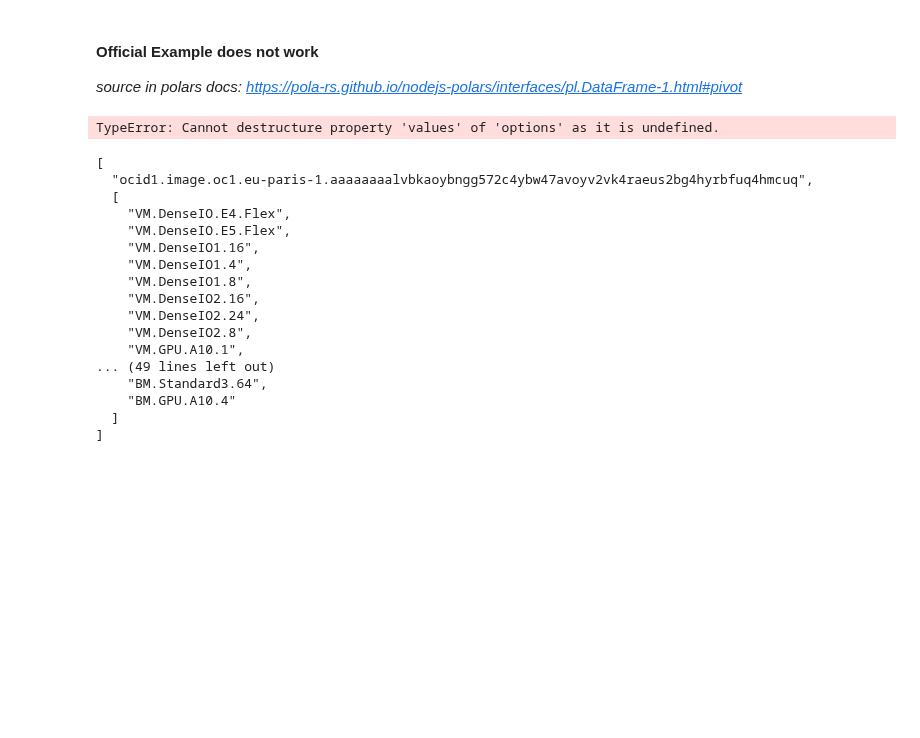
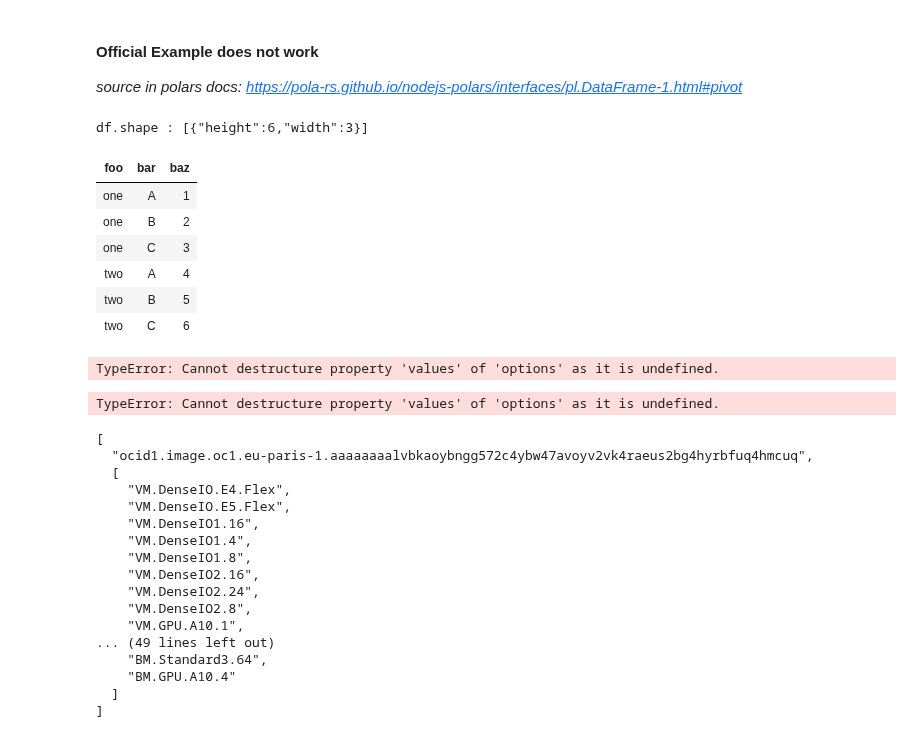
Before and after one commit to 3forges/packman, a Jupyter notebook: oracle/OciShapesImagesCompatibilityMatrix.ipynb, the cells around one changed output. Drawn from its saved outputs; the diff is of its cells as text; code cells hidden in the pictures; blank space fills up the shorter version.

Commit message:
more on pivot
more on pivot

```diff
--- a/oracle/OciShapesImagesCompatibilityMatrix.ipynb
+++ b/oracle/OciShapesImagesCompatibilityMatrix.ipynb
@@ -370,14 +370,31 @@ _source in polars docs: https://pola-rs.github.io/nodejs-polars/interfaces/pl.Da
 # %%
 const dfExample1 = pl.DataFrame(
       {
           "foo": ["one", "one", "one", "two", "two", "two"],
           "bar": ["A", "B", "C", "A", "B", "C"],
           "baz": [1, 2, 3, 4, 5, 6],
       }
-  );
-dfExample1.pivot({values:"baz", index:"foo", columns:"bar"});
+);
+console.log(`df.shape : [${JSON.stringify(df.shape)}]`)
+
+dfExample1
 # %% [output]
-TypeError: Cannot destructure property 'values' of 'options' as it is undefined.
+df.shape : [{"height":6,"width":3}]
+| foo | bar | baz |
+| one | A | 1 |
+| one | B | 2 |
+| one | C | 3 |
+| two | A | 4 |
+| two | B | 5 |
+| two | C | 6 |
+# %%
+dfExample1.pivot({values:"baz", index:"foo", columns:"bar"});
+# %% [output]
+TypeError: Cannot destructure property 'values' of 'options' as it is undefined.
+# %%
+dfExample1.pivot({index:"foo", columns:"bar"});
+# %% [output]
+TypeError: Cannot destructure property 'values' of 'options' as it is undefined.
 # %%
 const resultingRow = resultatVstack2.groupBy("imageId").agg(
     pl.col("shape").alias("shape")
```
